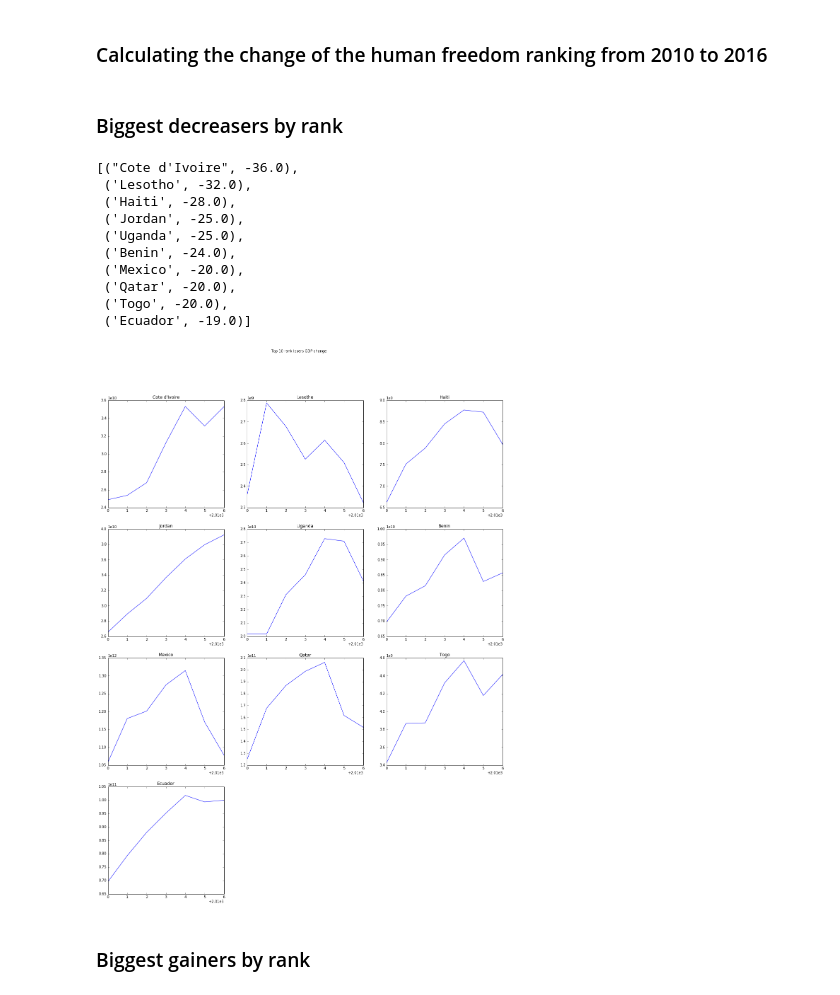
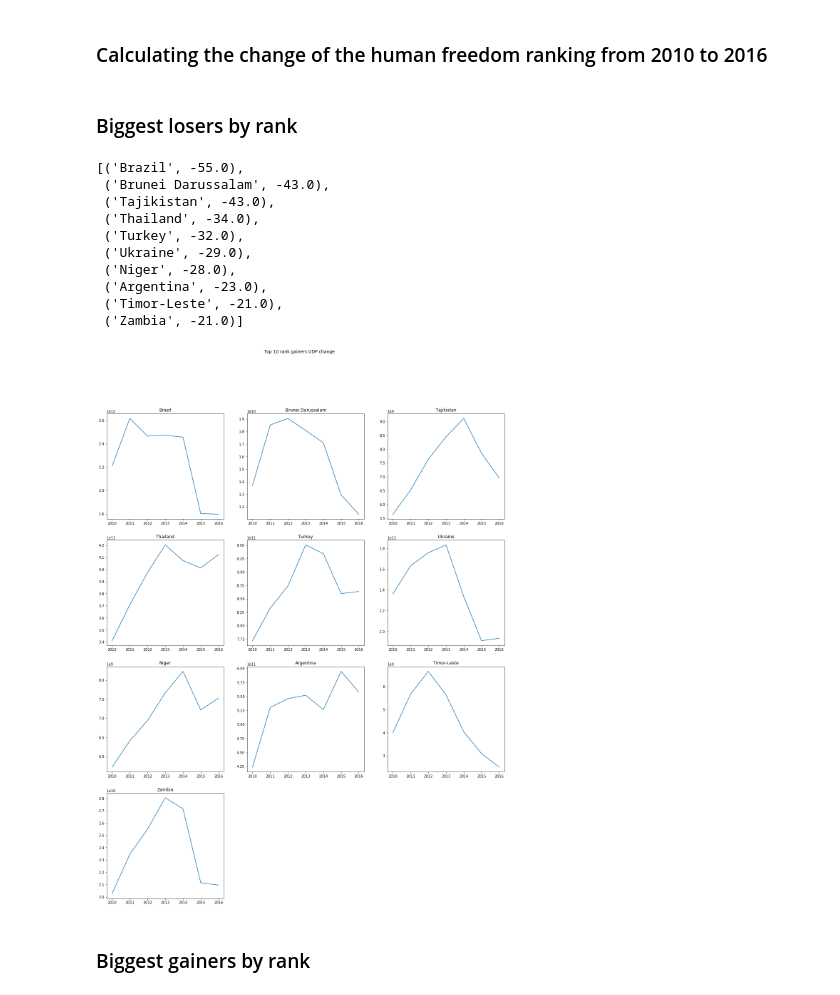
Before and after one commit to allikkil/DataSc-project, a Jupyter notebook: Project W4 Kaggle-Human Freedom.ipynb, the cells around one changed output. Saved outputs shown, nothing was run; the diff lists cells and outputs as text; code cells hidden in the pictures.

Commit message:
changed gdp plots

```diff
--- a/Project W4 Kaggle-Human Freedom.ipynb
+++ b/Project W4 Kaggle-Human Freedom.ipynb
@@ -648,45 +648,48 @@ for i in data_2016.iterrows():
 
 rank_change = {}
 for key in countries_and_ranks:
-    rank_change[key] = countries_and_ranks[key][1] - countries_and_ranks[key][0]
+    rank_change[key] = countries_and_ranks[key][0] - countries_and_ranks[key][1]
 
 rank_change = sorted(rank_change.items(), key=lambda x:x[1])
 # %% [markdown]
-### Biggest decreasers by rank
+### Biggest losers by rank
 # %%
 import math
 years = [2010, 2011, 2012, 2013, 2014, 2015, 2016]
 
+rank_last_10 = rank_change[0:10]
+
 fig, axs = plt.subplots(4, 3,figsize=(20, 25))
 fig.delaxes(axs[3][2])
 fig.delaxes(axs[3][1])
+
 
 for i in range(len(rank_last_10)):
     country = rank_last_10[i]
     country_name = country[0]
     country_gdp = merged_data[merged_data['countries'] == country_name]['GDP'].tolist()
     country_gdp = country_gdp[::-1]
     row = math.floor(i / 3)
     col = i % 3
     axs[row, col].set_title(country_name)
     axs[row, col].plot(years, country_gdp)
 
 
 
-fig.suptitle('Top 10 rank losers GDP change')
+fig.suptitle('Top 10 rank gainers GDP change')
 rank_last_10
 # %% [output]
-[("Cote d'Ivoire", -36.0),
- ('Lesotho', -32.0),
- ('Haiti', -28.0),
- ('Jordan', -25.0),
- ('Uganda', -25.0),
- ('Benin', -24.0),
- ('Mexico', -20.0),
- ('Qatar', -20.0),
- ('Togo', -20.0),
- ('Ecuador', -19.0)]
+[('Brazil', -55.0),
+ ('Brunei Darussalam', -43.0),
+ ('Tajikistan', -43.0),
+ ('Thailand', -34.0),
+ ('Turkey', -32.0),
+ ('Ukraine', -29.0),
+ ('Niger', -28.0),
+ ('Argentina', -23.0),
+ ('Timor-Leste', -21.0),
+ ('Zambia', -21.0)]
-[figure, old version]
+[figure, new version]
 # %% [markdown]
 ### Biggest gainers by rank
 # %%
```
Also changed, not shown: parts of 12 cells of this notebook.
